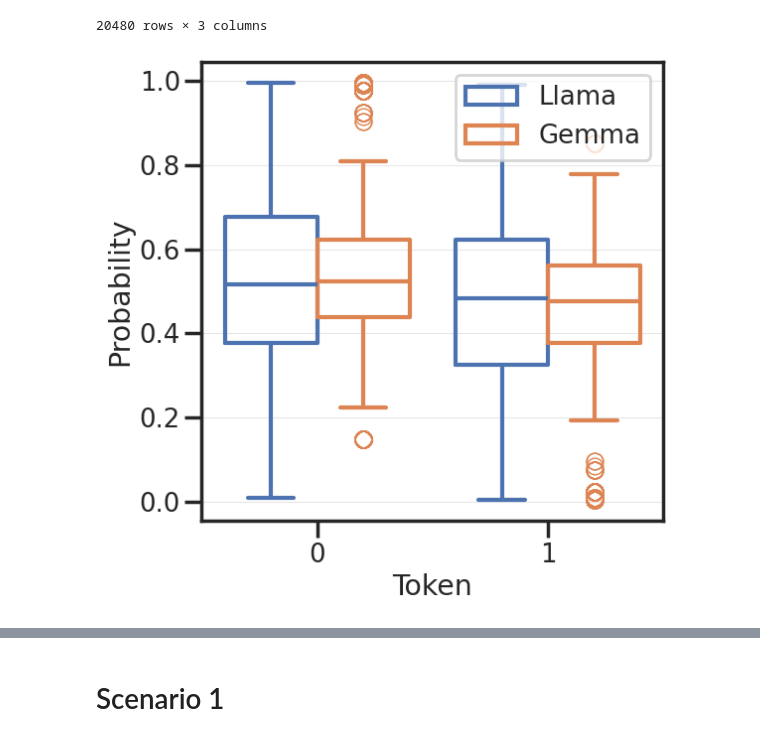
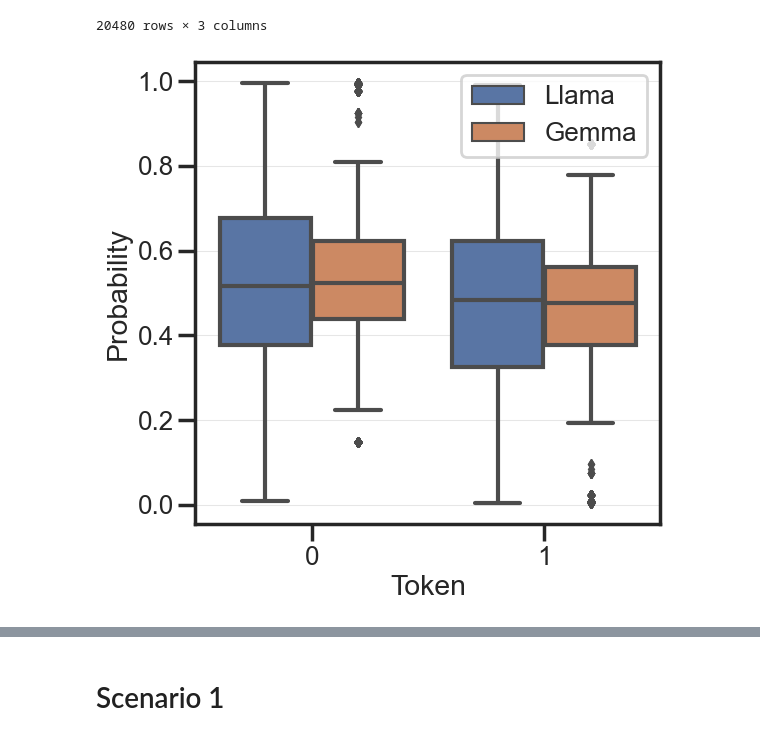
Before and after one commit to YuxinB/ProL, a Jupyter notebook: llm/notebooks/llm_prob.ipynb, the cells around one changed output, grey strips where cells are left out. Drawn from its saved outputs; the diff is of its cells as text; code cells hidden in the pictures.

```diff
--- a/llm/notebooks/llm_prob.ipynb
+++ b/llm/notebooks/llm_prob.ipynb
@@ -49,13 +49,13 @@ sns.set(context='poster',
             'grid.linewidth':0.75})
 # %%
 plt.figure(figsize=(6, 6))
-sns.boxplot(data=tab, y='Probability', x="Token", hue='Model', fill=False)
+sns.boxplot(data=tab, y='Probability', x="Token", hue='Model')
 plt.legend(loc='upper right', frameon=True)
 
 plt.savefig("../figures/jun9/llm_bernoulli75_box.svg", bbox_inches="tight")
 plt.savefig("../figures/jun9/llm_bernoulli75_box.pdf", bbox_inches="tight")
 
 
 plt.show()
 # %% [output]
-[figure, old version]
+[figure, new version]
```
Also changed, not shown: parts of 9 cells of this notebook, 25 other files.
